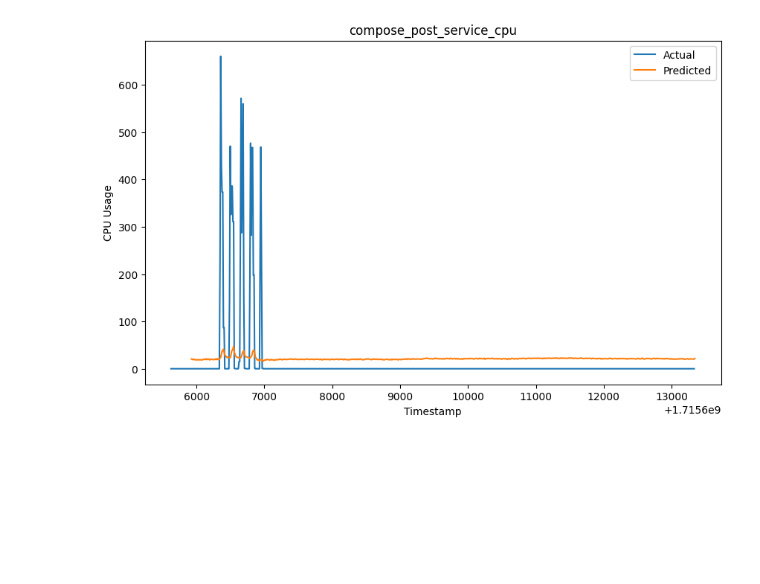
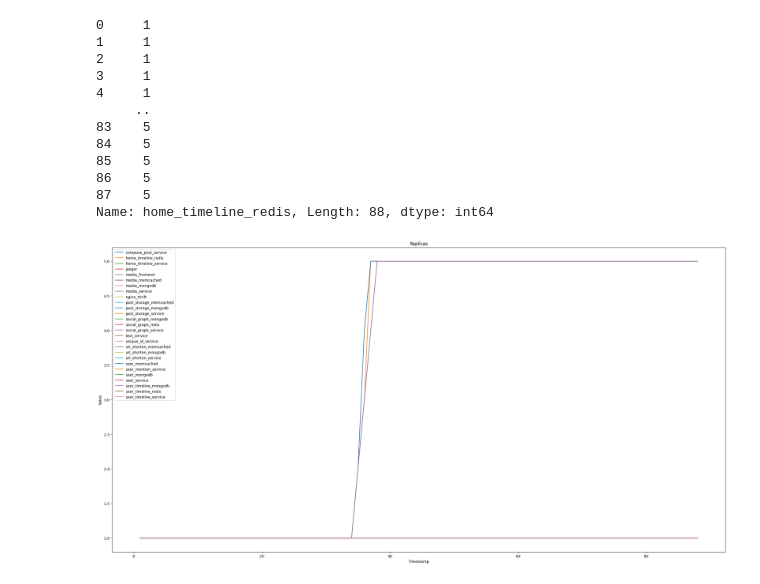
Before and after one commit to rozanfa/kubernetes-autoscaler, a Jupyter notebook: visualize.ipynb, the cells around one changed output. Drawn from its saved outputs; the diff is of its cells as text; code cells hidden in the pictures; blank space fills up the shorter version.

```diff
--- a/visualize.ipynb
+++ b/visualize.ipynb
@@ -55,0 +73,11 @@ df_predicted.head()
+# %%
+table = "social_network_replicas"
+cur = conn.cursor()
+cur.execute(f"SELECT * FROM {table}")
+replicas = cur.fetchall()
+replicas_column_names = [desc[0] for desc in cur.description]
+cur.close()
+# %%
+# Create a dataframe
+replica_df = pd.DataFrame(replicas, columns=replicas_column_names)
+replica_df
@@ -56,14 +98,31 @@ df_predicted.head()
+# %%
+i = 2
+replica_df[replicas_column_names[i]]
+# %% [output]
+0     1
+1     1
+2     1
+3     1
+4     1
+     ..
+83    5
+84    5
+85    5
+86    5
+87    5
+Name: home_timeline_redis, Length: 88, dtype: int64
 # %%
 # Plot the data using line plot
 import matplotlib.pyplot as plt
-metric = 'compose_post_service_cpu'
-plt.figure(figsize=(10, 6))
-plt.plot(df['timestamp'], df[metric], label='Actual')
-plt.plot(df_predicted['timestamp'], df_predicted[metric], label='Predicted')
-plt.title(metric)
+plt.figure(figsize=(30, 15))
+for replicas_column_name in replicas_column_names[1:]:
+    if replicas_column_name == "timestamp":
+        continue
+    plt.plot(replica_df["id"], replica_df[replicas_column_name], label=replicas_column_name)
 plt.xlabel('Timestamp')
-plt.ylabel('CPU Usage')
+plt.ylabel('Value')
+plt.title('Replicas')
 plt.legend()
 plt.show()
 # %% [output]
-[figure, old version]
+[figure, new version]
```
Also changed, not shown: parts of 14 cells of this notebook, 16 other files.
